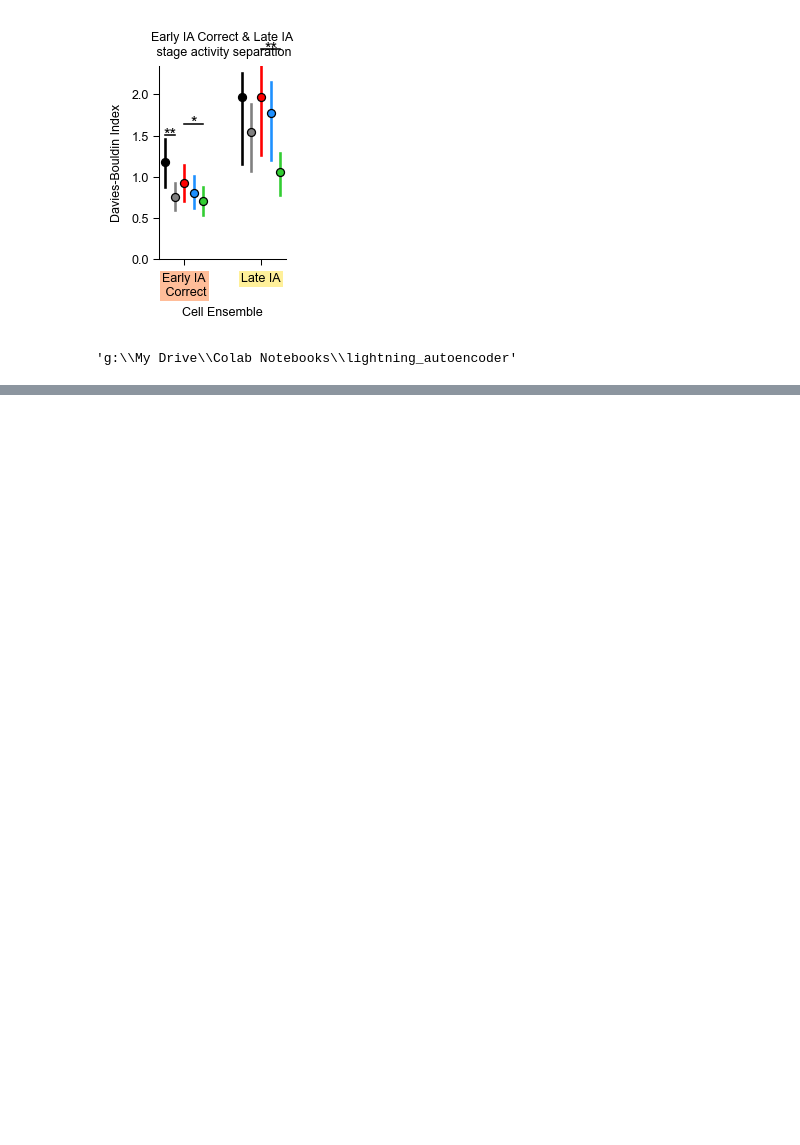
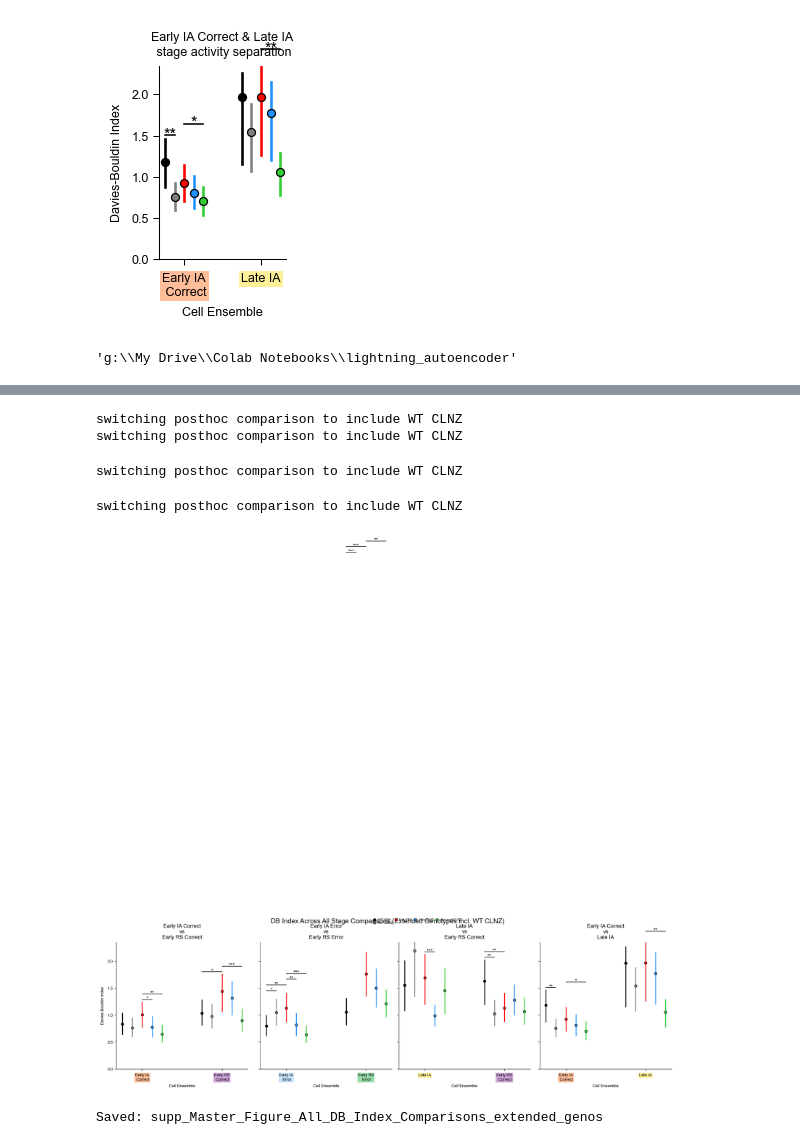
Before and after one commit to cjohnsoncruz/lightning_autoencoder, a Jupyter notebook: autoencoder_training_cloud_plot_results_v1.ipynb, the cells around one changed output, grey strips where cells are left out. Drawn from its saved outputs; the diff is of its cells as text; code cells hidden in the pictures; blank space fills up the shorter version.

```diff
--- a/autoencoder_training_cloud_plot_results_v1.ipynb
+++ b/autoencoder_training_cloud_plot_results_v1.ipynb
@@ -961,0 +1008,50 @@ os.getcwd()
+# %%
+# Supplementary figure with extended genotypes (including WT CLNZ)
+supp_comparisons = [
+    'Early_IA_Correct_v_Early_RS_Correct',
+    'Early_IA_Error_v_Early_RS_Error',
+    'Late_IA_v_Early_RS_Correct',
+    'Early_IA_Correct_v_Late_IA',
+]
+
+n_comparisons = len(supp_comparisons)
+fig_supp, axes_supp = plt.subplots(nrows=1, ncols=n_comparisons,
+                                    figsize=(n_comparisons * 3, 3.5),
+                                    layout='constrained', sharey=True)
+
+all_posthoc_supp = []
+
+for ax, comparison in zip(axes_supp, supp_comparisons):
+    df_comparison = plot_df.loc[(plot_df[compared_col] == comparison), :]
+    ensemble_subset = df_comparison[ens_col].unique()
+
+    posthoc_df = plot_db_index_geno_dodge(
+        ax, comparison, ensemble_subset, score_df,
+        geno_plot=geno_order_w_WT_CLNZ,  # Extended genotype list
+        ylim=[0, 2.35], scale=1.0, dodge=0.5,
+        add_legend=(ax == axes_supp[-1])
+    )
+    all_posthoc_supp.append(posthoc_df)
+
+    title = comparison.replace('_v_', '\nvs\n').replace('_', ' ')
+    ax.set_title(title, fontsize=8)
+
+    if ax != axes_supp[0]:
+        ax.set_ylabel('')
+
+fig_supp.suptitle('DB Index Across All Stage Comparisons (Extended Genotypes incl. WT CLNZ)',
+                  fontsize=10, y=1.02)
+
+fig_name_supp = supp_figure_prefix + "Master_Figure_All_DB_Index_Comparisons_extended_genos"
+[fig_supp.savefig(fig_output + fig_name_supp + f".{fig_type}", dpi=300, bbox_inches='tight')
+ for fig_type in ['png', 'svg', 'pdf']]
+
+plt.show()
+print(f"Saved: {fig_name_supp}")
+# %% [output]
+switching posthoc comparison to include WT CLNZ
+switching posthoc comparison to include WT CLNZ
+switching posthoc comparison to include WT CLNZ
+switching posthoc comparison to include WT CLNZ
+[figure, added]
+Saved: supp_Master_Figure_All_DB_Index_Comparisons_extended_genos
```
Also changed, not shown: parts of 4 cells of this notebook, 7 other files.
